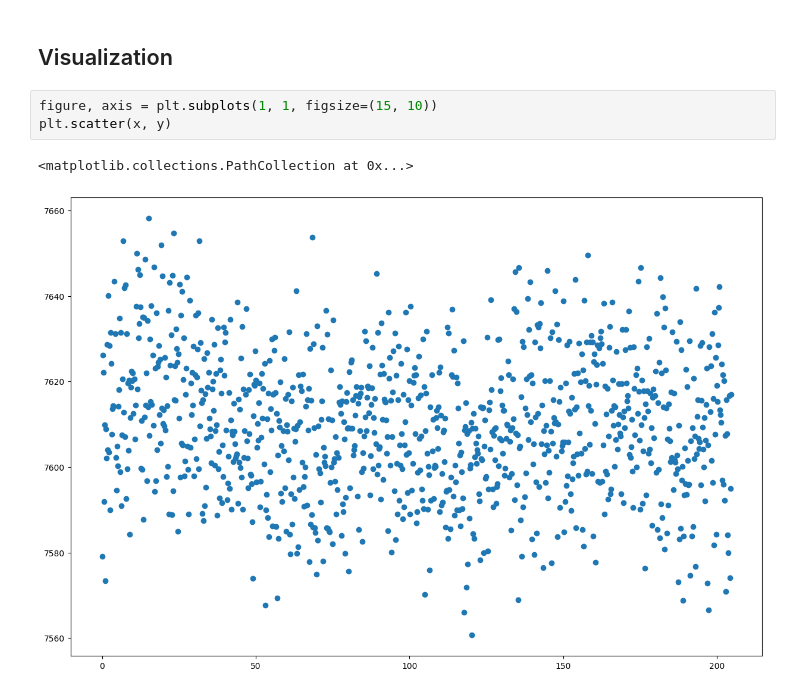
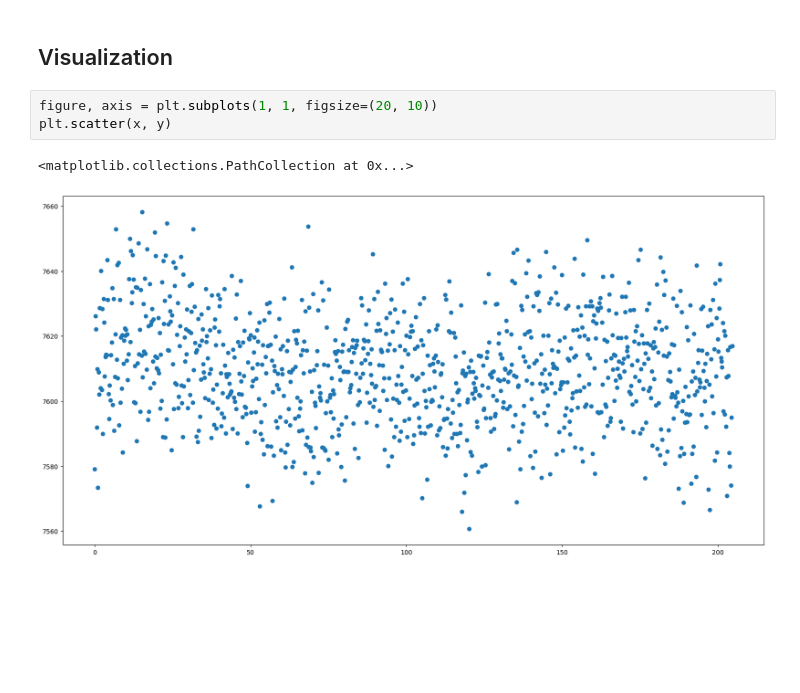
Before and after one commit to vladimir-skvortsov/math-stats-course-work, a Jupyter notebook: main.ipynb, the cells around one changed output. Cells and saved outputs as stored; diff of their text form; blank space fills up the shorter version.

Commit message:
Make plot wider

```diff
--- a/main.ipynb
+++ b/main.ipynb
@@ -56,8 +56,8 @@ y.shape
 # %% [markdown]
 ## Visualization
 # %%
-figure, axis = plt.subplots(1, 1, figsize=(15, 10))
+figure, axis = plt.subplots(1, 1, figsize=(20, 10))
 plt.scatter(x, y)
 # %% [output]
 <matplotlib.collections.PathCollection at 0x...>
-[figure, old version]
+[figure, new version]
```
